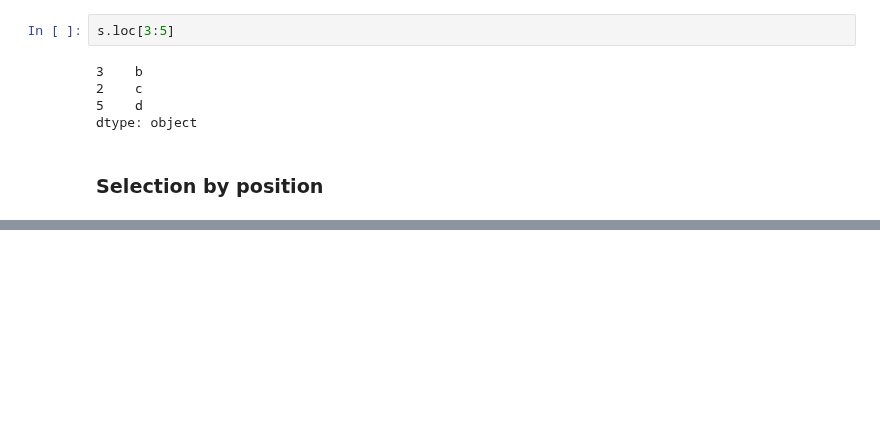
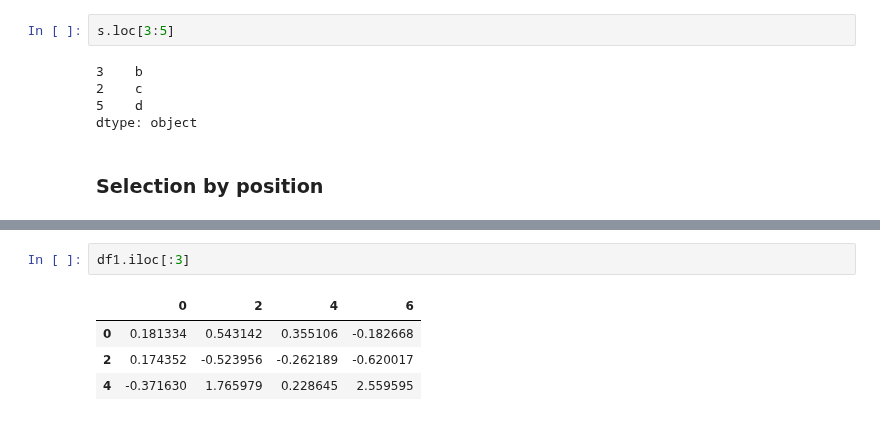
Before and after one commit to onlyabhilash/Feature-Engg, a Jupyter notebook: Pandas/pandas-indexingAndSelectingData.ipynb, the cells around one changed output, grey strips where cells are left out. Cells and saved outputs as stored; diff of their text form; blank space fills up the shorter version.

```diff
--- a/Pandas/pandas-indexingAndSelectingData.ipynb
+++ b/Pandas/pandas-indexingAndSelectingData.ipynb
@@ -431,0 +477,7 @@ dtype: object
+# %%
+df1.iloc[:3]
+# %% [output]
+|  | 0 | 2 | 4 | 6 |
+| 0 | 0.181334 | 0.543142 | 0.355106 | -0.182668 |
+| 2 | 0.174352 | -0.523956 | -0.262189 | -0.620017 |
+| 4 | -0.371630 | 1.765979 | 0.228645 | 2.559595 |
```
Also changed, not shown: parts of 26 cells of this notebook.
